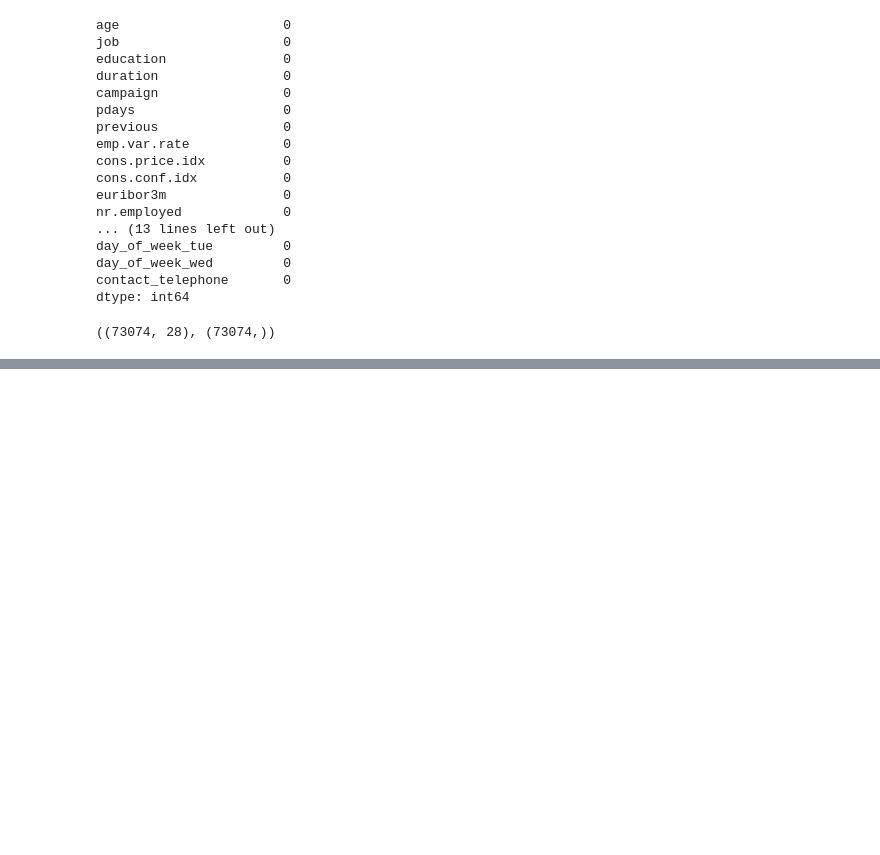
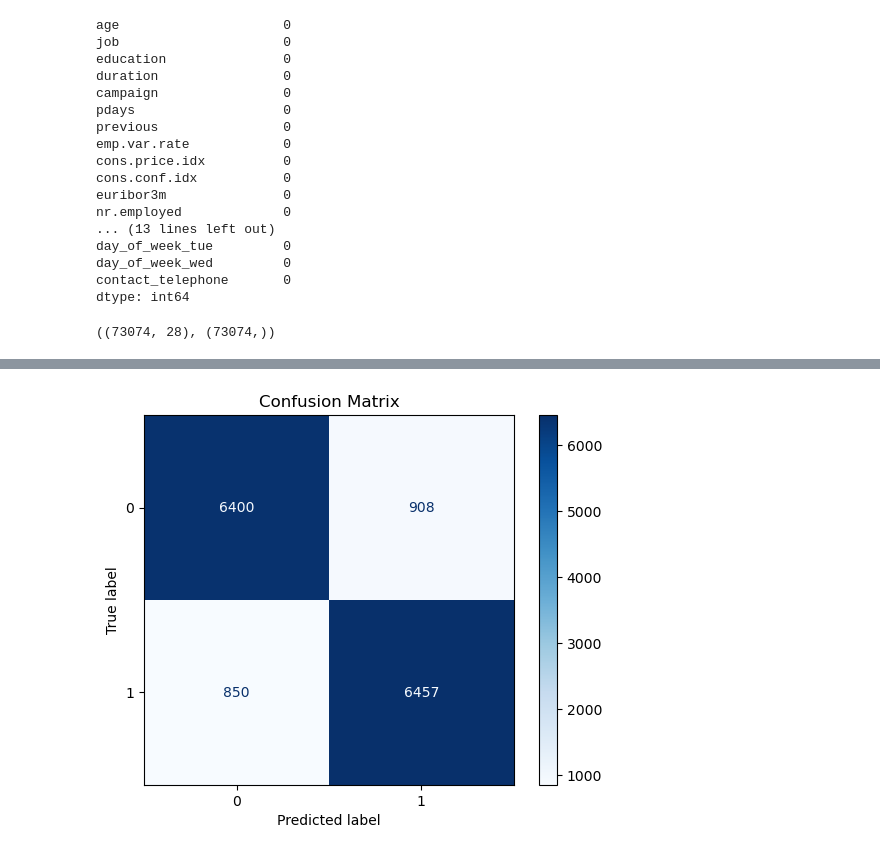
Before and after one commit to Isaac-Jim/AzubiAfrica-Assessment, a Jupyter notebook: Client_Subscription_Prediction.ipynb, the cells around one changed output, grey strips where cells are left out. Saved outputs shown, nothing was run; the diff lists cells and outputs as text; code cells hidden in the pictures; blank space fills up the shorter version.

Commit message:
built a logistic regression attaining 88% f1 score, about to try other models

```diff
--- a/Client_Subscription_Prediction.ipynb
+++ b/Client_Subscription_Prediction.ipynb
@@ -771,3 +772,9 @@ dtype: int64
 X_resampled.shape, y_resampled.shape
 # %% [output]
 ((73074, 28), (73074,))
+# %%
+x_train,x_val,y_train,y_val = train_test_split(X_resampled,y_resampled,test_size=0.2,stratify=y_resampled,random_state=42)
+# %%
+log_model = LogisticRegression()
+log_model.fit(x_train,y_train)
+y_pred = log_model.predict(x_val)
@@ -773,0 +802,11 @@ X_resampled.shape, y_resampled.shape
+# %%
+ConfusionMatrixDisplay.from_predictions(
+    y_val,
+    y_pred,
+    display_labels=log_model.classes_,
+    cmap=plt.cm.Blues
+)
+plt.title("Confusion Matrix")
+plt.show()
+# %% [output]
+[figure, added]
```
Also changed, not shown: parts of 3 cells of this notebook.
